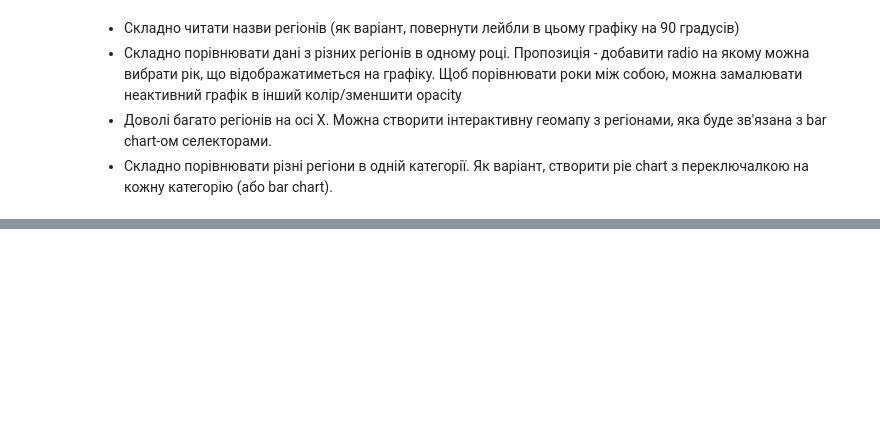
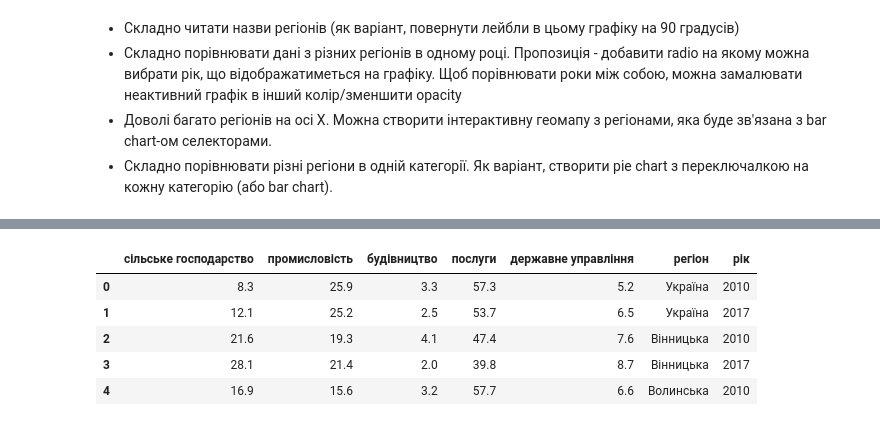
Before and after one commit to markoburda/visual_hw1, a Jupyter notebook: notebooks/burda_hw8.ipynb, the cells around one changed output, grey strips where cells are left out. Drawn from its saved outputs; the diff is of its cells as text; code cells hidden in the pictures; blank space fills up the shorter version.

```diff
--- a/notebooks/burda_hw8.ipynb
+++ b/notebooks/burda_hw8.ipynb
@@ -10,0 +14,3 @@ Image('../data/original.png')
+# %%
+df = pd.read_excel("../data/1.4_02.xlsx")
+df.head()
@@ -10,0 +24,12 @@ Image('../data/original.png')
+# %%
+df['регіон'] = df.apply(lambda x: x['Регіон, рік'].split(',')[0], axis = 1)
+df['рік'] = df.apply(lambda x: x['Регіон, рік'].split(',')[1], axis = 1).astype(int)
+df.drop("Регіон, рік", axis=1, inplace=True)
+df.head()
+# %% [output]
+|  | сільське господарство | промисловість | будівництво | послуги | державне управління | регіон | рік |
+| 0 | 8.3 | 25.9 | 3.3 | 57.3 | 5.2 | Україна | 2010 |
+| 1 | 12.1 | 25.2 | 2.5 | 53.7 | 6.5 | Україна | 2017 |
+| 2 | 21.6 | 19.3 | 4.1 | 47.4 | 7.6 | Вінницька | 2010 |
+| 3 | 28.1 | 21.4 | 2.0 | 39.8 | 8.7 | Вінницька | 2017 |
+| 4 | 16.9 | 15.6 | 3.2 | 57.7 | 6.6 | Волинська | 2010 |
```
Also changed, not shown: parts of 5 cells of this notebook.
